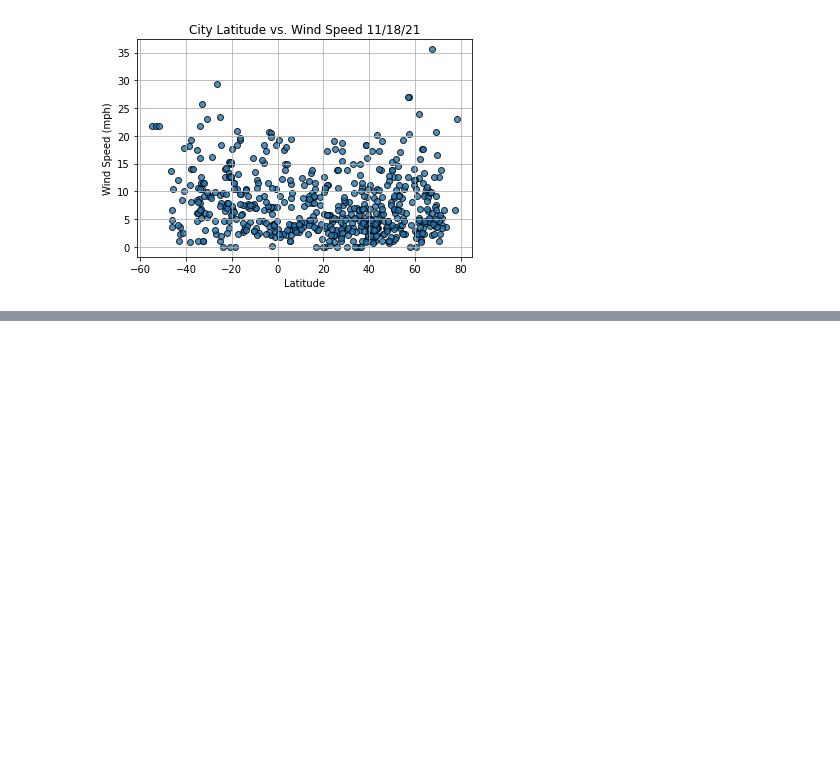
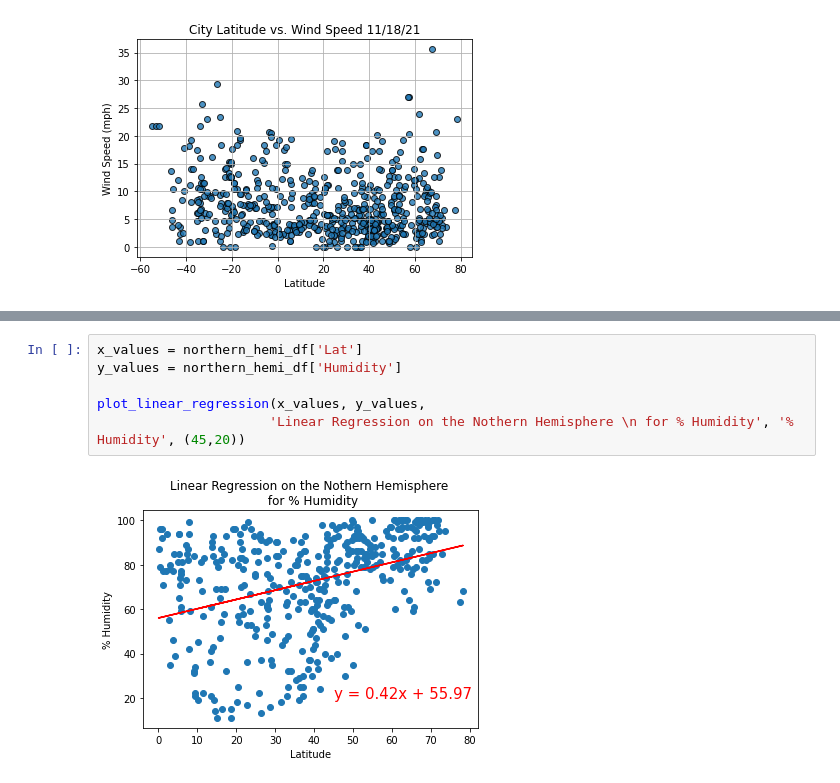
Before and after one commit to pbthompson92/World_Weather_Analysis, a Jupyter notebook: WeatherPy.ipynb, the cells around one changed output, grey strips where cells are left out. Cells and saved outputs as stored; diff of their text form; blank space fills up the shorter version.

```diff
--- a/WeatherPy.ipynb
+++ b/WeatherPy.ipynb
@@ -257,0 +320,8 @@ plt.show()
+# %%
+x_values = northern_hemi_df['Lat']
+y_values = northern_hemi_df['Humidity']
+
+plot_linear_regression(x_values, y_values,
+                      'Linear Regression on the Nothern Hemisphere \n for % Humidity', '% Humidity', (45,20))
+# %% [output]
+[figure, added]
```
Also changed, not shown: parts of 11 cells of this notebook, 2 other files.
